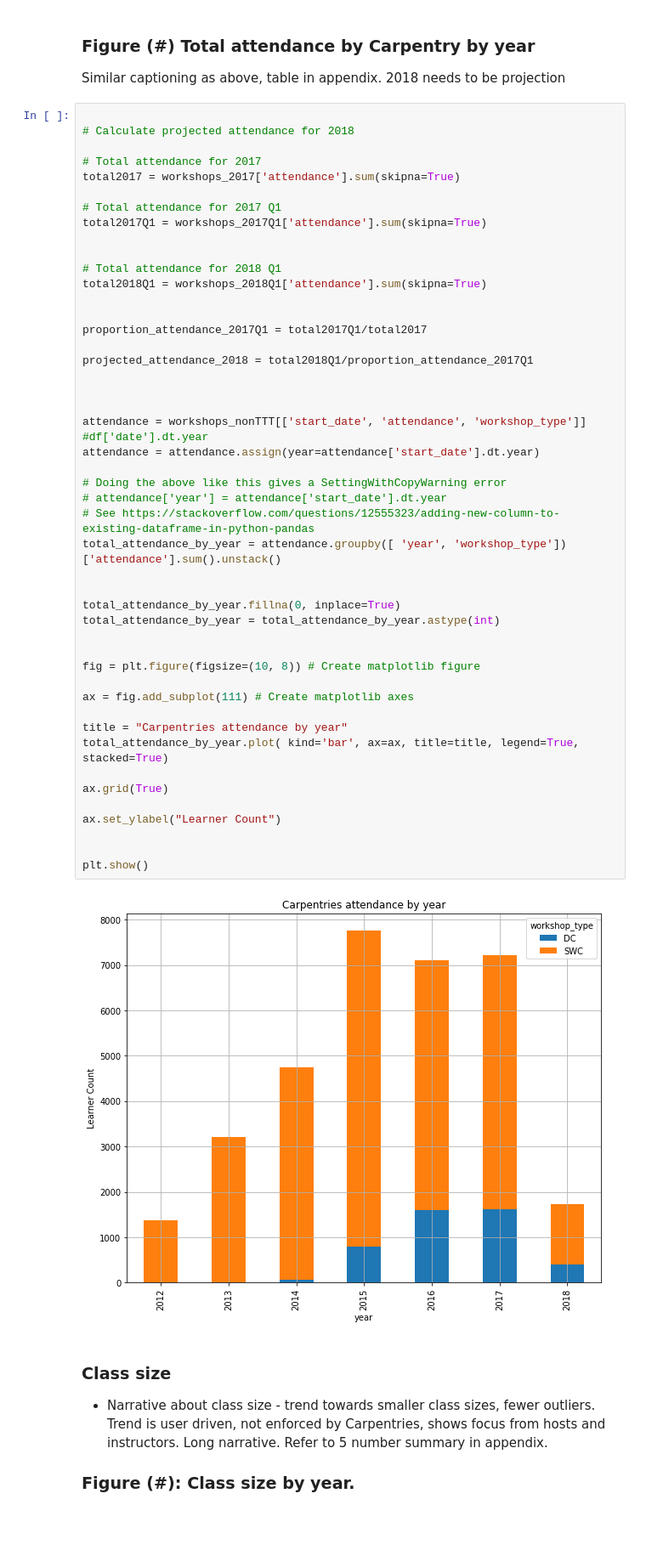
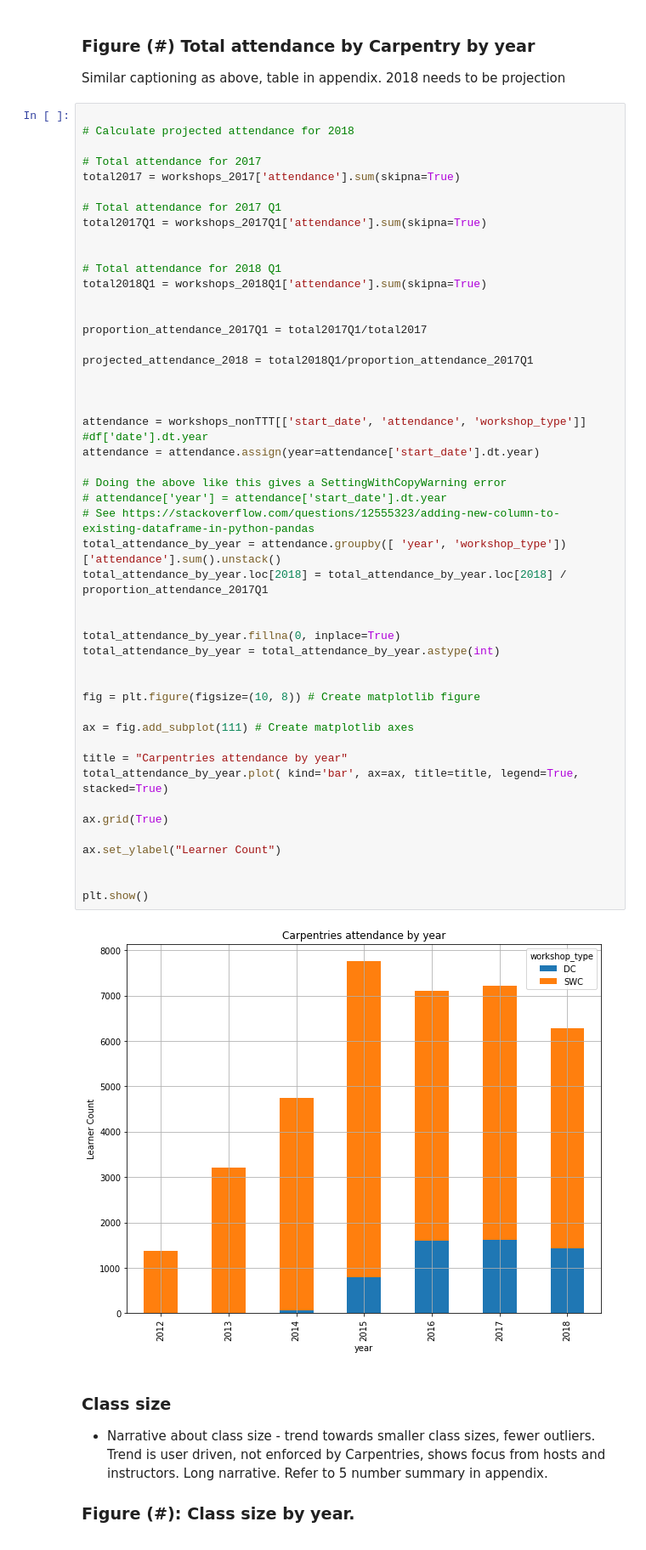
Before and after one commit to carpentries/assessment, a Jupyter notebook: programmatic-assessment/workshops/final_report_outline.ipynb, the cells around one changed output. Shown at 85% size. Saved outputs shown, nothing was run; the diff lists cells and outputs as text.

Commit message:
fix attendance projections 2018

```diff
--- a/programmatic-assessment/workshops/final_report_outline.ipynb
+++ b/programmatic-assessment/workshops/final_report_outline.ipynb
@@ -432,34 +432,35 @@ projected_attendance_2018 = total2018Q1/proportion_attendance_2017Q1
 
 
 
 attendance = workshops_nonTTT[['start_date', 'attendance', 'workshop_type']]   #df['date'].dt.year
 attendance = attendance.assign(year=attendance['start_date'].dt.year)
 
 # Doing the above like this gives a SettingWithCopyWarning error
 # attendance['year'] = attendance['start_date'].dt.year
 # See https://stackoverflow.com/questions/12555323/adding-new-column-to-existing-dataframe-in-python-pandas
 total_attendance_by_year = attendance.groupby([ 'year', 'workshop_type'])['attendance'].sum().unstack()
+total_attendance_by_year.loc[2018] = total_attendance_by_year.loc[2018] / proportion_attendance_2017Q1
 
 
 total_attendance_by_year.fillna(0, inplace=True)
 total_attendance_by_year = total_attendance_by_year.astype(int)
 
 
 fig = plt.figure(figsize=(10, 8)) # Create matplotlib figure
 
 ax = fig.add_subplot(111) # Create matplotlib axes
 
 title = "Carpentries attendance by year"
 total_attendance_by_year.plot( kind='bar', ax=ax, title=title, legend=True, stacked=True)
 
 ax.grid(True)
 
 ax.set_ylabel("Learner Count")
 
 
 plt.show()
 # %% [output]
-[figure, old version]
+[figure, new version]
 # %% [markdown]
 ### Class size
 
```
Also changed, not shown: parts of 1 cell of this notebook.
